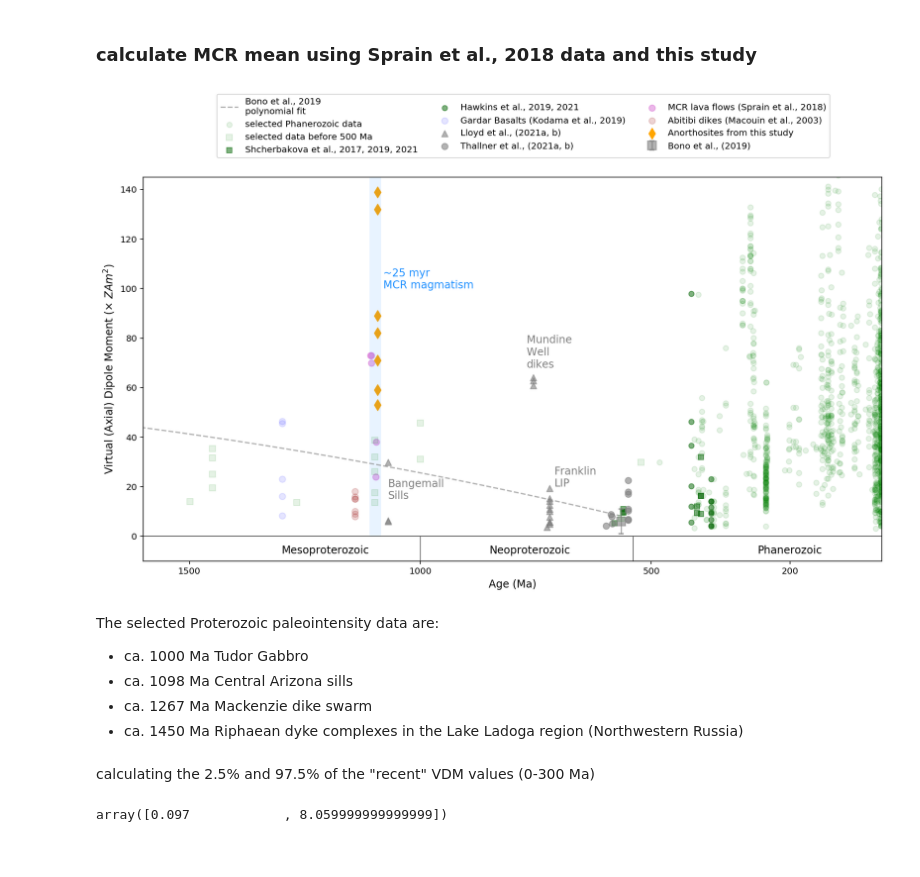
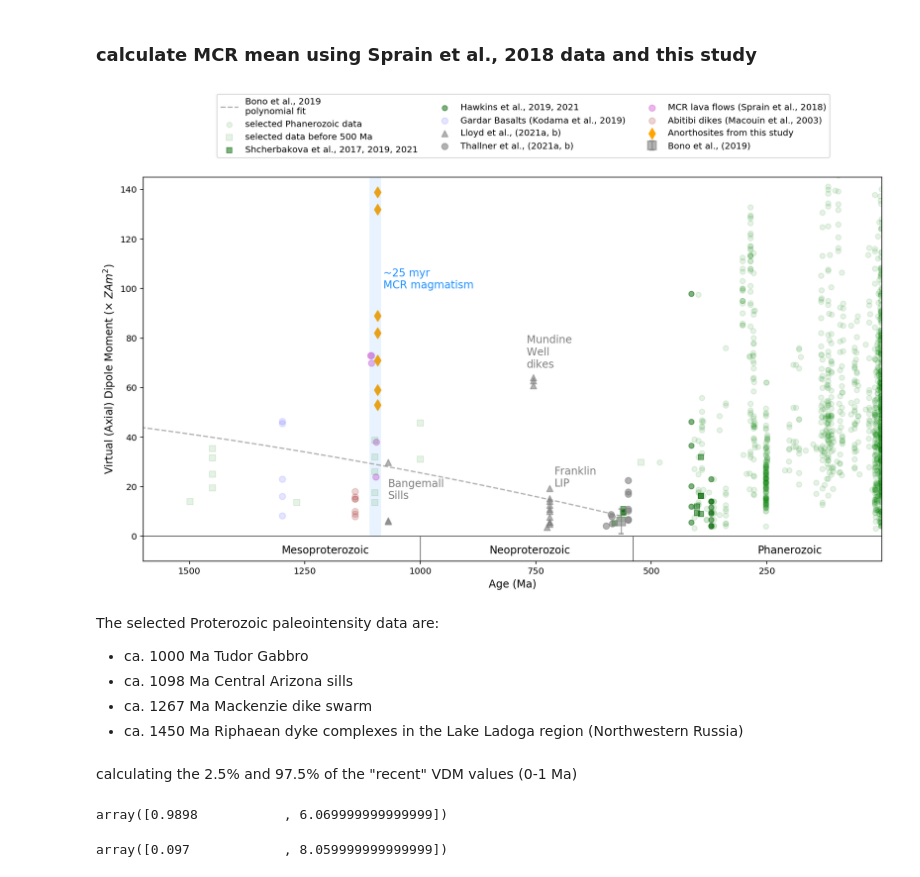
Before and after one commit to Swanson-Hysell-Group/AX_BD_PINT, a Jupyter notebook: code/AX_BD_PINT.ipynb, the cells around one changed output. Drawn from its saved outputs; the diff is of its cells as text; code cells hidden in the pictures.

Commit message:
update overall mean paleointensity figure

```diff
--- a/code/AX_BD_PINT.ipynb
+++ b/code/AX_BD_PINT.ipynb
@@ -119,8 +119,8 @@ def plot_PINT(site_list, site_int_n, site_int, site_int_sigma_uT, spec_int_uT, s
     inverse_int_sigma_sum = sum(inverse_int_sigma)
     inverse_int_sigma_weight = [i/inverse_int_sigma_sum for i in inverse_int_sigma]
 
-    weighted_mean = weighted_avg_and_std(site_int, weights = inverse_int_sigma_weight)[0]
-    weighted_std = weighted_avg_and_std(site_int, weights = inverse_int_sigma_weight)[1]
+    weighted_mean = np.mean(site_int)
+    weighted_std = np.std(site_int)
     print(weighted_mean)
     print(weighted_std)
 
@@ -1023,35 +1007,35 @@ ax.add_patch(
 ax.plot(new_x, fit_y, color = 'grey', alpha= 0.6, ls='--', label='Bono et al., 2019\npolynomial fit')
 
 # set up timescale box
 ax.plot([0,3600], [0,0], linewidth = 0.6, color = 'black')
 ax.plot([540, 540], [-10, 0], linewidth = 0.5, color = 'black')
 ax.plot([1000, 1000], [-10, 0], linewidth = 0.5, color = 'black')
 ax.plot([2500, 2500], [-10, 0], linewidth = 0.5, color = 'black')
 
 fontdict={'fontsize':12}
 ax.text(270, -7, 'Phanerozoic',fontdict=fontdict)
 ax.text(850, -7, 'Neoproterozoic',fontdict=fontdict)
 ax.text(1300, -7, 'Mesoproterozoic',fontdict=fontdict)
 
 ax.text(770, 68, 'Mundine \nWell \ndikes', fontdict={'fontsize':12, 'color':'grey'})
 ax.text(710, 20, 'Franklin\nLIP', fontdict={'fontsize':12, 'color':'grey'})
 ax.text(1070, 15, 'Bangemall\nSills', fontdict={'fontsize':12, 'color':'grey'})
 
 
 
 # ax.text(3000, -7, 'Archean')
 
-ax.set_xticks([0, 200, 500, 1000, 1500, 2000, 2500, 3000, 3500])
+ax.set_xticks([0, 250, 500, 750, 1000, 1250, 1500, 1750, 2000])
 ax.set_xlim(1, 1600)
 ax.set_ylim(-10, 145)
 plt.gca().invert_xaxis()
 plt.xlabel('Age (Ma)', fontsize = 12)
 plt.ylabel(r'Virtual (Axial) Dipole Moment ($\times$ $ZAm^2$)', fontsize = 12)
 plt.legend(loc=(0.1, 1.05), ncol=3)
 # plt.savefig('code_output/PINT_compilation.pdf', bbox_inches='tight')
 plt.show()
 # %% [output]
-[figure, old version]
+[figure, new version]
 # %% [markdown]
 The selected Proterozoic paleointensity data are:
 - ca. 1000 Ma Tudor Gabbro
@@ -1059,7 +1043,13 @@ The selected Proterozoic paleointensity data are:
 - ca. 1267 Ma Mackenzie dike swarm
 - ca. 1450 Ma Riphaean dyke complexes in the Lake Ladoga region (Northwestern Russia)
 # %% [markdown]
-calculating the 2.5% and 97.5% of the "recent" VDM values (0-300 Ma)
+calculating the 2.5% and 97.5% of the "recent" VDM values (0-1 Ma)
+# %%
+PINT_2Ma = All_PINT_data[(All_PINT_data.AGE > 1) & (All_PINT_data.AGE < 2)]
+PINT_2Ma
+np.percentile(PINT_2Ma['VDM/VADM'].dropna().tolist(), [5, 95])
+# %% [output]
+array([0.9898           , 6.069999999999999])
 # %%
 np.percentile(PINT_10Ma['VDM/VADM'].dropna(), [5, 95])
 # %% [output]
```
Also changed, not shown: parts of 4 cells of this notebook, 3 other files.
